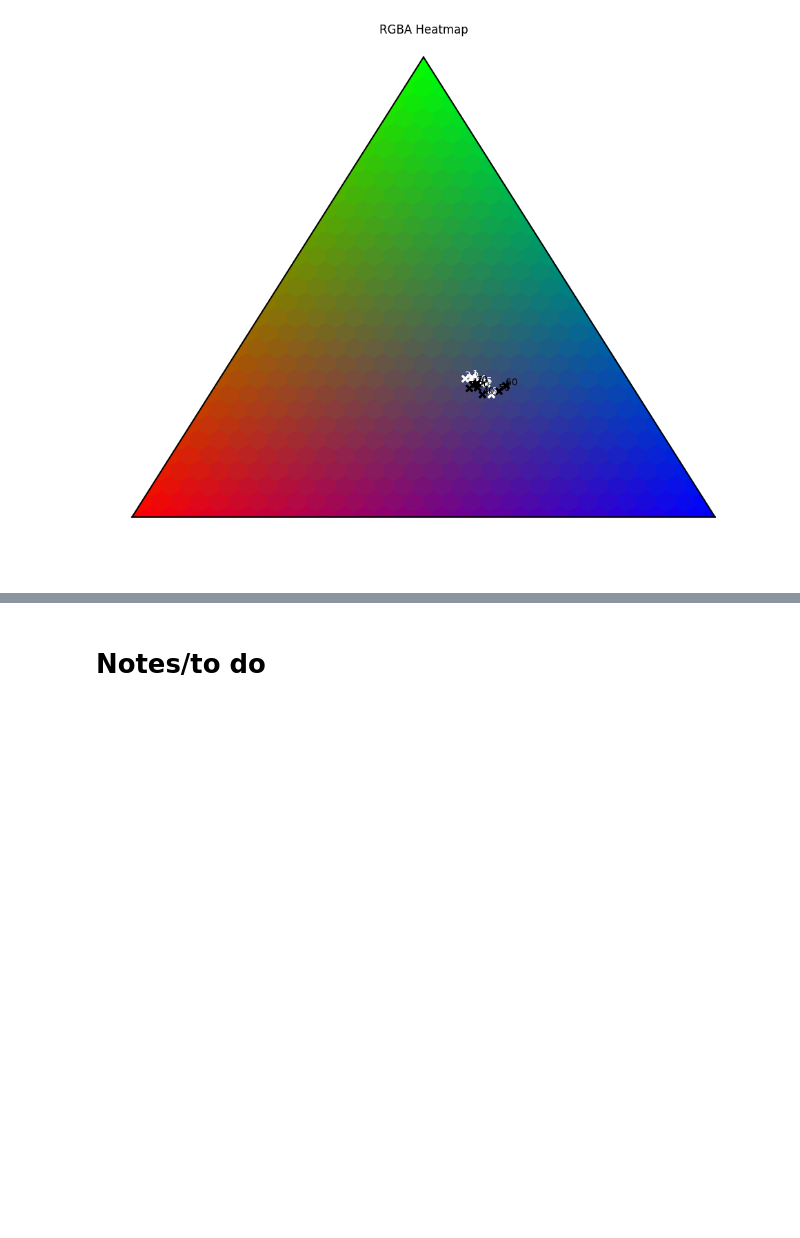
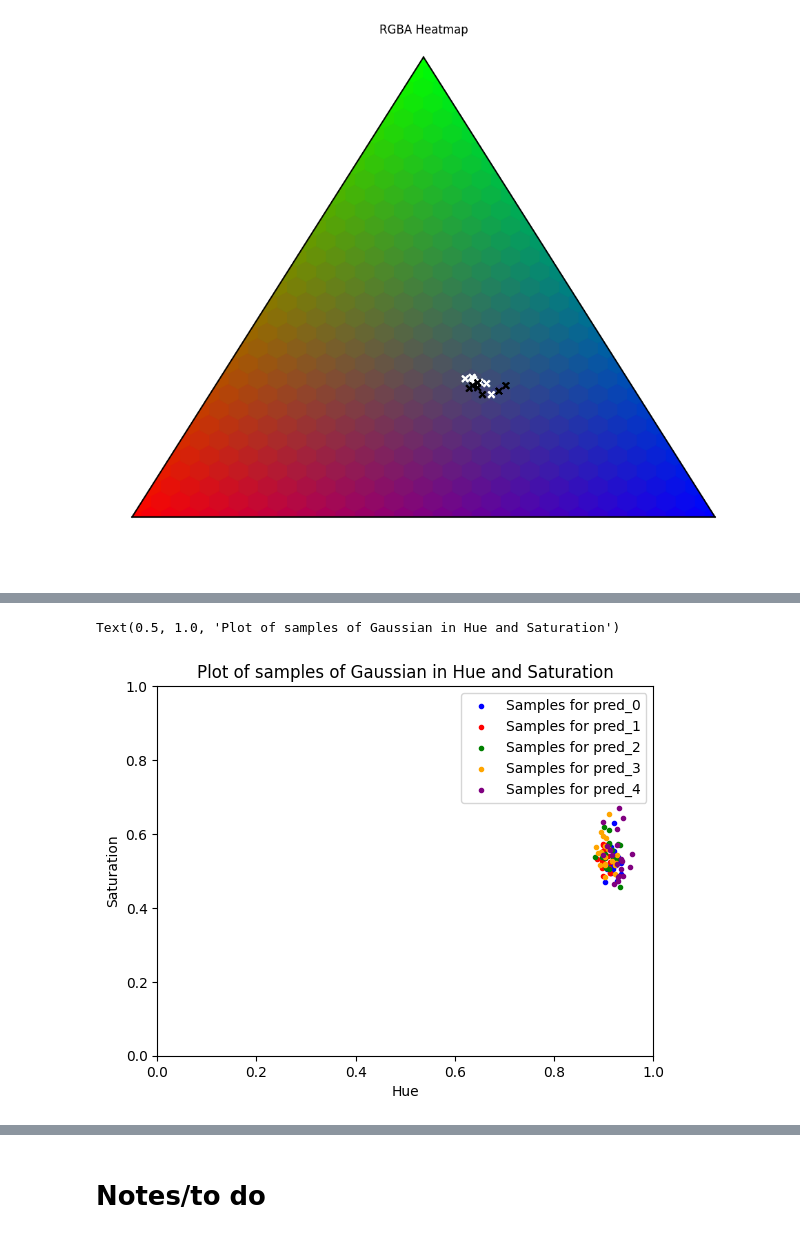
Before and after one commit to acb21kb/bumblebee-tags, a Jupyter notebook: open_files.ipynb, the cells around one changed output, grey strips where cells are left out. Cells and saved outputs as stored; diff of their text form; code cells hidden in the pictures; blank space fills up the shorter version.

```diff
--- a/open_files.ipynb
+++ b/open_files.ipynb
@@ -328,19 +328,17 @@ def simulate_pixel(pixelCoord, tagCoord, tagBrightness, bgBrightness, psfWidth):
 # dist<w-0.5 -> tag
 # bg*(0.5 + dist - w)- tag*(dist - w - 0.5) ### check func for linear transition between bg and tag
 
-#hessian = second derivative -> hess_inv shows variance of gaussian spread
+# hessian = second derivative -> hess_inv shows variance of gaussian spread
 # mcmc for distribution sampling
 
 def simulate_pixel_gaussian(pixelCoord, tagCoord, tagBrightness, bgBrightness, psfWidth):
     dist = np.sqrt(np.sum(tagCoord - pixelCoord)**2)
     return tagBrightness * np.exp(-(dist**2)/(psfWidth**2)) + bgBrightness #NEED TO NORMALISE!
 
-# def simulate_image(tagCoord, [tagBright_r, tagBright_g, tagBright_b], [bgBright_r, bgBright_g, bgBright_b], psfWidth, trueImg):
 def simulate_image(tagCoord, t, b, psfWidth, imgShape):
     pixel_value_guesses = []
 
     # loop over pixel coords for each colour...
-
     for pixX in range(imgShape[0]):
         for pixY in range(imgShape[1]):
             # get colour based on bayer
@@ -349,14 +347,13 @@ def simulate_image(tagCoord, t, b, psfWidth, imgShape):
             pixel_value_guesses.append(simulate_pixel([pixX, pixY], tagCoord, t[colour], b[colour], psfWidth))
     return np.array(pixel_value_guesses).astype(np.float32)
 
-
 def cost_function(params, psfWidth, trueImg):
     tagCoord = params[:2]
     tagBright = params[2:5]
     bgBright = params[5:]
     pixel_value_guesses = simulate_image(tagCoord, tagBright, bgBright, psfWidth, trueImg.shape)
     # sum square error over all the pxiels between the true image and the simulate_image
-    square_error = np.sum([(s - a)**2 for (s, a) in zip(pixel_value_guesses, trueImg.flatten())])
+    square_error = 0.01*np.sum([(s - a)**2 for (s, a) in zip(pixel_value_guesses, trueImg.flatten())])
     return square_error
 # %%
 np.set_printoptions(precision=2, suppress=True)
@@ -589,0 +534,26 @@ plotHeatmap2(originalTuple, predTuple, label, label2, scale)
+# %%
+# originalHS = np.array([[h, s] for (h, _, s) in [colorsys.rgb_to_hls(x['Red'], x['Green'], x['Blue']) for index, x in onlyTag0.iterrows()]])
+# predHS = np.array([[h, s] for (h, _, s) in [colorsys.rgb_to_hls(c[0], c[1], c[2]) for c in tag0PredColours]])
+
+hsSamples = getSamples(tag0X, tag0HessInv, 0)
+hsSamples1 = getSamples(tag0X, tag0HessInv, 1)
+hsSamples2 = getSamples(tag0X, tag0HessInv, 2)
+hsSamples3 = getSamples(tag0X, tag0HessInv, 3)
+hsSamples4 = getSamples(tag0X, tag0HessInv, 4)
+
+ax = plt.axes()
+ax.set(xlim=(0, 1.0), ylim=(0, 1.0))
+
+plt.scatter(hsSamples[:, 0], hsSamples[:, 1], c='b', marker='.', label='Samples for pred_0')
+plt.scatter(hsSamples1[:, 0], hsSamples1[:, 1], c='r', marker='.', label='Samples for pred_1')
+plt.scatter(hsSamples2[:, 0], hsSamples2[:, 1], c='g', marker='.', label='Samples for pred_2')
+plt.scatter(hsSamples3[:, 0], hsSamples3[:, 1], c='orange', marker='.', label='Samples for pred_3')
+plt.scatter(hsSamples4[:, 0], hsSamples4[:, 1], c='purple', marker='.', label='Samples for pred_4')
+
+plt.legend()
+plt.xlabel('Hue')
+plt.ylabel('Saturation')
+plt.title(label='Plot of samples of Gaussian in Hue and Saturation')
+# %% [output]
+Text(0.5, 1.0, 'Plot of samples of Gaussian in Hue and Saturation')
+[figure, added]
```
Also changed, not shown: parts of 24 cells of this notebook.
